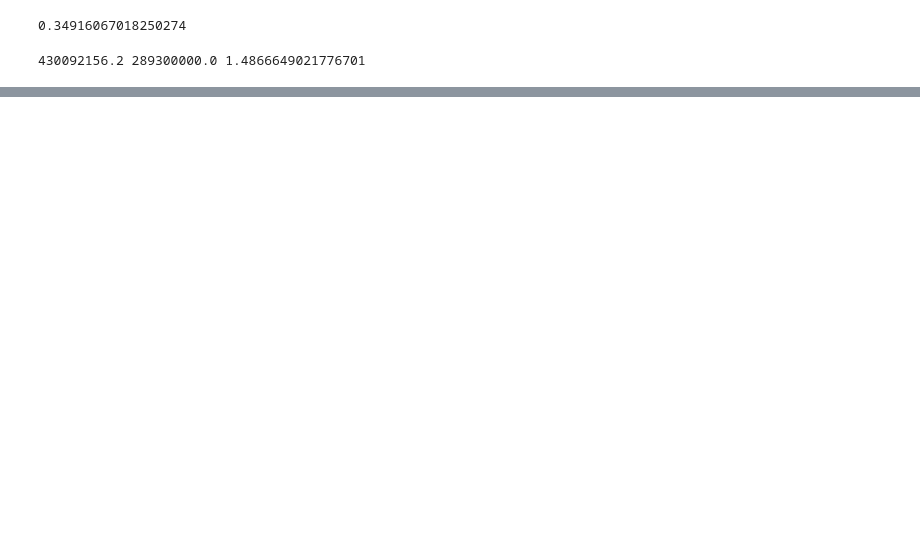
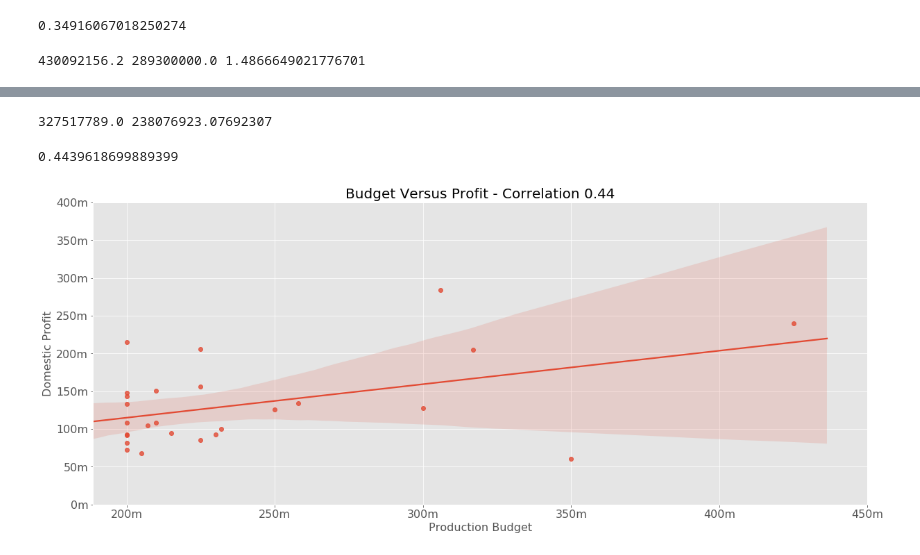
Before and after one commit to mollytjbrown/Project-1--DS-, a Jupyter notebook: What Should Microsoft Spend on Production.ipynb, the cells around one changed output, grey strips where cells are left out. Saved outputs shown, nothing was run; the diff lists cells and outputs as text; code cells hidden in the pictures; blank space fills up the shorter version.

```diff
--- a/What Should Microsoft Spend on Production.ipynb
+++ b/What Should Microsoft Spend on Production.ipynb
@@ -305,0 +370,28 @@ print(ten_dom_mean2, ten_budget_mean2, top_ten_return2)
+# %%
+over = gross_and_budget.loc[gross_and_budget['production_budget'] >= 200000000]
+print(over['domestic_gross'].mean(), over['production_budget'].mean())
+# %% [output]
+327517789.0 238076923.07692307
+# %%
+over_pb = over["production_budget"]
+over_dg = over["domestic_gross"]
+over_corr = over_pb.corr(over_dg)
+print(over_corr)
+# %% [output]
+0.4439618699889399
+# %%
+with plt.style.context("ggplot"):
+    fig, ax = plt.subplots(figsize = (20, 8))
+    sns.regplot(y='domestic_gross', x='production_budget', data=over)
+    plt.ylim()
+    d=ax.get_yticks().tolist()
+    plt.yticks(d[0:],["0m", "50m", "100m", "150m", "200m", "250m", "300m", "350m", "400m", "450m"], fontsize = 16)
+    c=ax.get_xticks().tolist()
+    plt.xlim()
+    plt.xticks(c[1:],["200m", "250m", "300m", "350m", "400m", "450m"], fontsize = 16)
+    plt.xlabel('Production Budget', fontsize = 16)
+    plt.ylabel('Domestic Profit', fontsize = 16)
+    plt.title(f'Budget Versus Profit - Correlation {np.round(over_corr,2)}', fontsize = 20)
+    plt.show()
+# %% [output]
+[figure, added]
```
Also changed, not shown: parts of 27 cells of this notebook.
